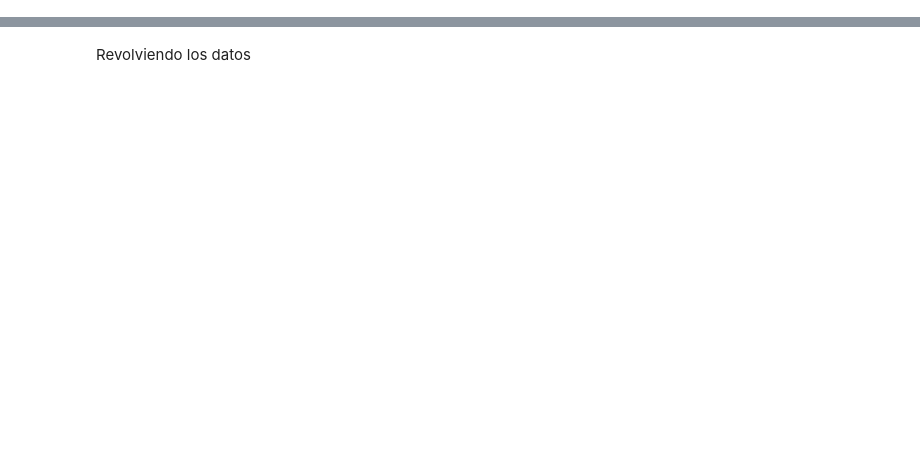
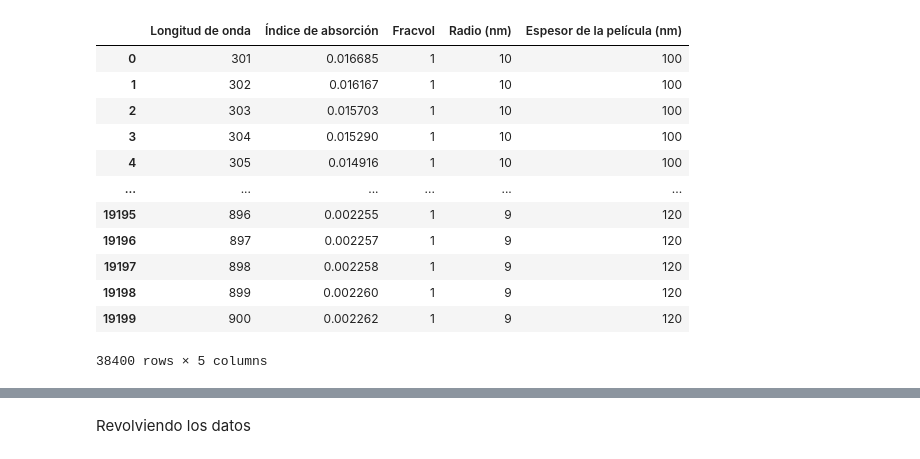
Before and after one commit to lorenzoog00/ASE, a Jupyter notebook: redN/RedNeuronal1/normalizado.ipynb, the cells around one changed output, grey strips where cells are left out. Cells and saved outputs as stored; diff of their text form; code cells hidden in the pictures; blank space fills up the shorter version.

```diff
--- a/redN/RedNeuronal/normalizado.ipynb
+++ b/redN/RedNeuronal1/normalizado.ipynb
@@ -26,3 +26,19 @@ param = pd.DataFrame()
 for file in files:
   df = pd.read_csv('./parametros/'+file)
   param = pd.concat([param, df], axis= 0)
+# %%
+param
+# %% [output]
+|  | Longitud de onda | Índice de absorción | Fracvol | Radio (nm) | Espesor de la película (nm) |
+| 0 | 301 | 0.016685 | 1 | 10 | 100 |
+| 1 | 302 | 0.016167 | 1 | 10 | 100 |
+| 2 | 303 | 0.015703 | 1 | 10 | 100 |
+| 3 | 304 | 0.015290 | 1 | 10 | 100 |
+| 4 | 305 | 0.014916 | 1 | 10 | 100 |
+| ... | ... | ... | ... | ... | ... |
+| 19195 | 896 | 0.002255 | 1 | 9 | 120 |
+| 19196 | 897 | 0.002257 | 1 | 9 | 120 |
+| 19197 | 898 | 0.002258 | 1 | 9 | 120 |
+| 19198 | 899 | 0.002260 | 1 | 9 | 120 |
+| 19199 | 900 | 0.002262 | 1 | 9 | 120 |
+38400 rows × 5 columns
```
Also changed, not shown: parts of 31 cells of this notebook, 9 other files.
